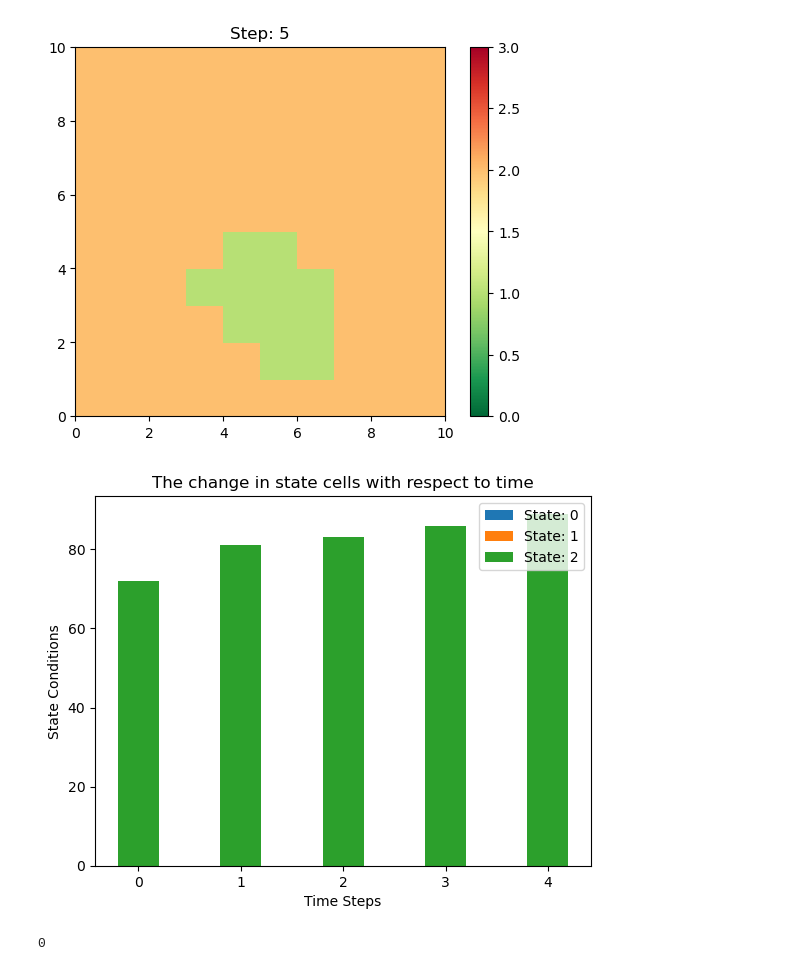
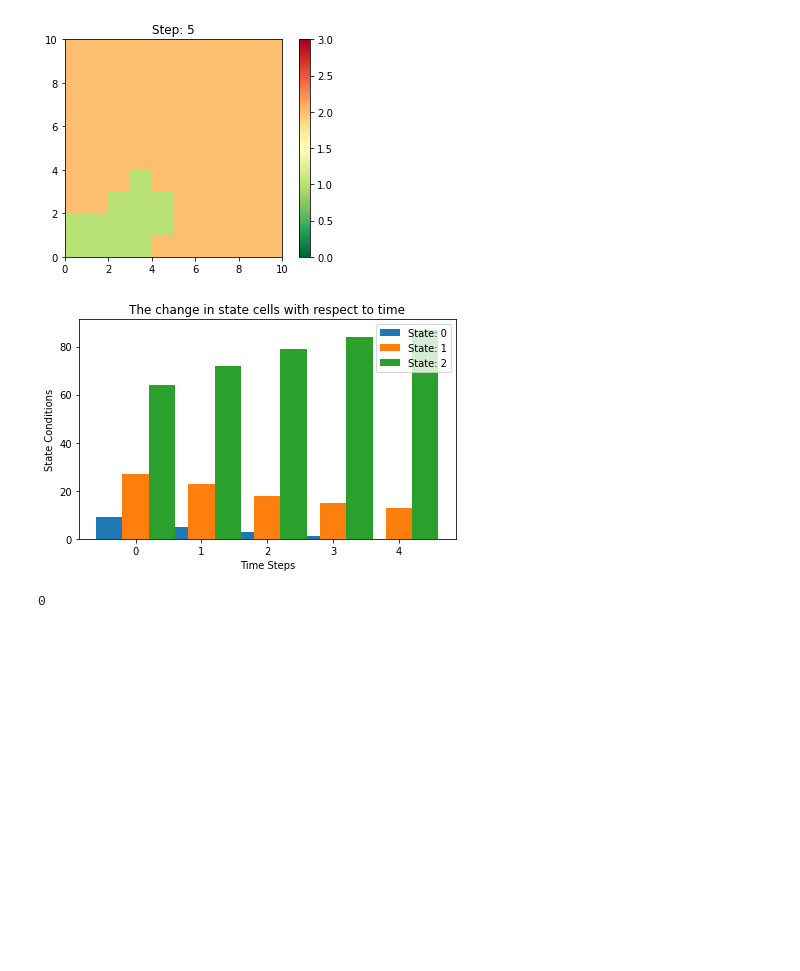
Before and after one commit to joshuablomgren/Cellular_Automata, a Jupyter notebook: Utils/Plots/Visualization.ipynb, the cells around one changed output. Saved outputs shown, nothing was run; the diff lists cells and outputs as text; code cells hidden in the pictures; blank space fills up the shorter version.

Commit message:
updated bar graph

```diff
--- a/Utils/Plots/Visualization.ipynb
+++ b/Utils/Plots/Visualization.ipynb
@@ -49,16 +49,21 @@ def visualize_grid(filename):
             legend.append("State: "+str(l))
         line=dfile.readline()
 
-    vals = list(range(steps))
+    vals = np.arange(steps)
+    bar_width = 0.40
     for i in range(num_states):
-        plt.bar(vals, bararr[i][0:steps], width=0.4)
+        float_i = float(i)
+        new_width = float_i*bar_width
+        plt.bar(vals+new_width, bararr[i][0:steps], width=0.4)
+    plt.xticks(vals+(new_width/2), vals)
     plt.xlabel("Time Steps")
     plt.ylabel("State Conditions")
     plt.title("The change in state cells with respect to time")
     plt.legend(legend, loc='upper right')
+    plt.tight_layout()
     plt.show()
 
     return 0
 # %%
-visualize_grid('test1.txt')
+visualize_grid('test.txt')
 # %% [output]
@@ -69,3 +74,3 @@ visualize_grid('test1.txt')
-[figure, old version]
+[figure, new version]
-[figure, old version]
+[figure, new version]
 0
```
Also changed, not shown: parts of 2 cells of this notebook, 1 other file.
